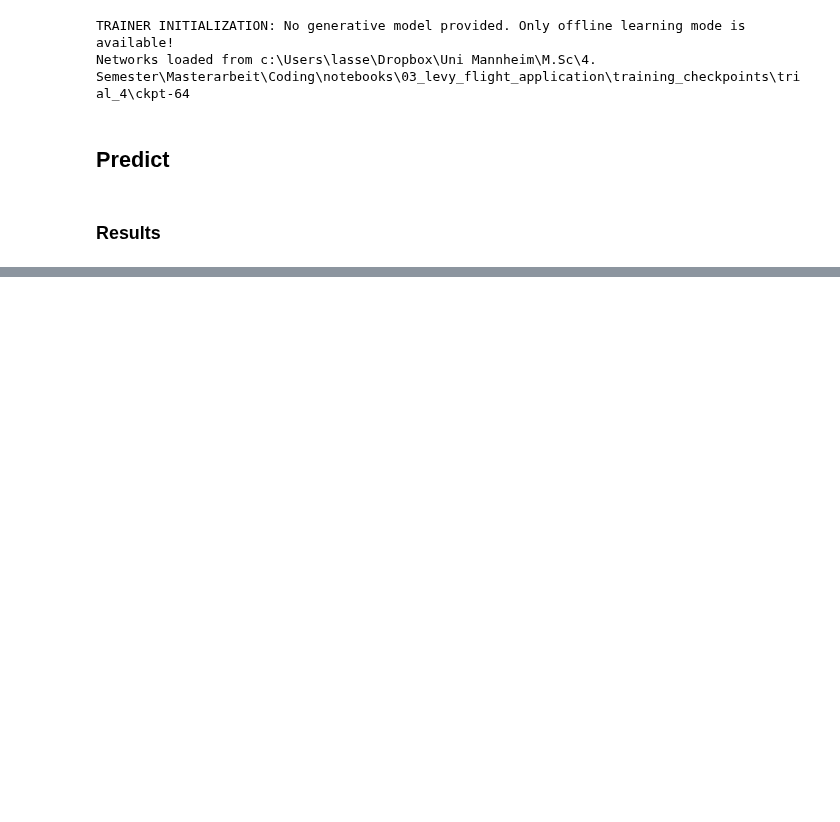
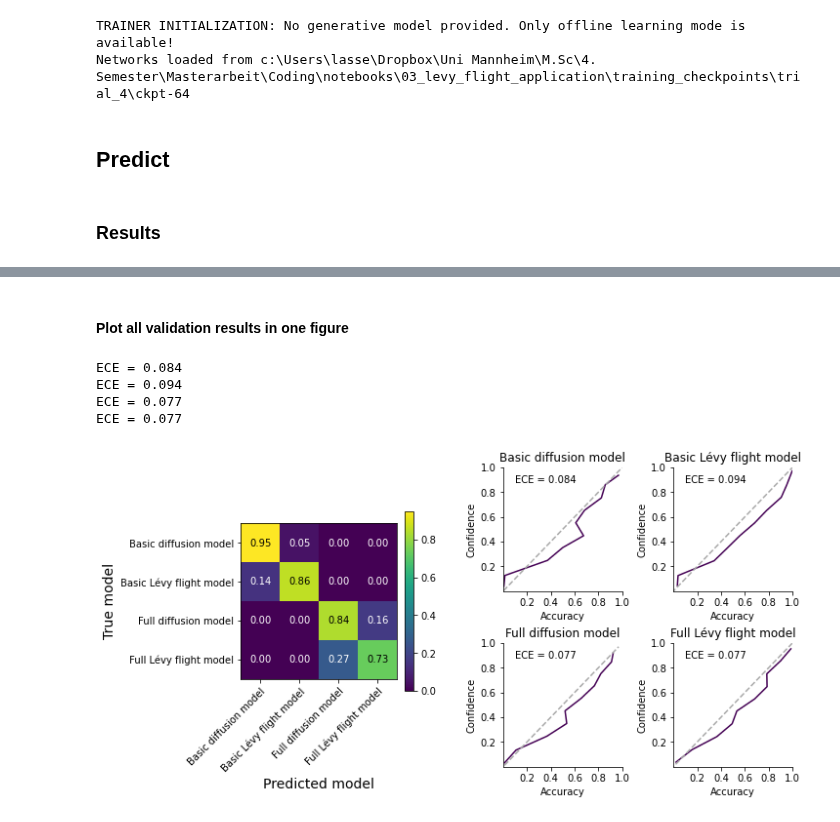
Before and after one commit to elseml/DeepHierarchicalModelComparison, a Jupyter notebook: notebooks/03_levy_flight_application/04_validate_networks.ipynb, the cells around one changed output, grey strips where cells are left out. Drawn from its saved outputs; the diff is of its cells as text; code cells hidden in the pictures; blank space fills up the shorter version.

```diff
--- a/notebooks/03_levy_flight_application/04_validate_networks.ipynb
+++ b/notebooks/03_levy_flight_application/04_validate_networks.ipynb
@@ -168,0 +176,15 @@ uniques_per_row = [len(np.unique(probs_900[row,:])) for row in range(probs_900.s
+# %% [markdown]
+#### Plot all validation results in one figure
+# %%
+labels = ['Basic diffusion model',
+          'Basic Lévy flight model',
+           'Full diffusion model',
+           'Full Lévy flight model']
+
+plot_validation_results(true_models=val_indices_900, preds=probs_900, labels=labels, save=True)
+# %% [output]
+ECE = 0.084
+ECE = 0.094
+ECE = 0.077
+ECE = 0.077
+[figure, added]
```
Also changed, not shown: parts of 6 cells of this notebook, 2 other files.
